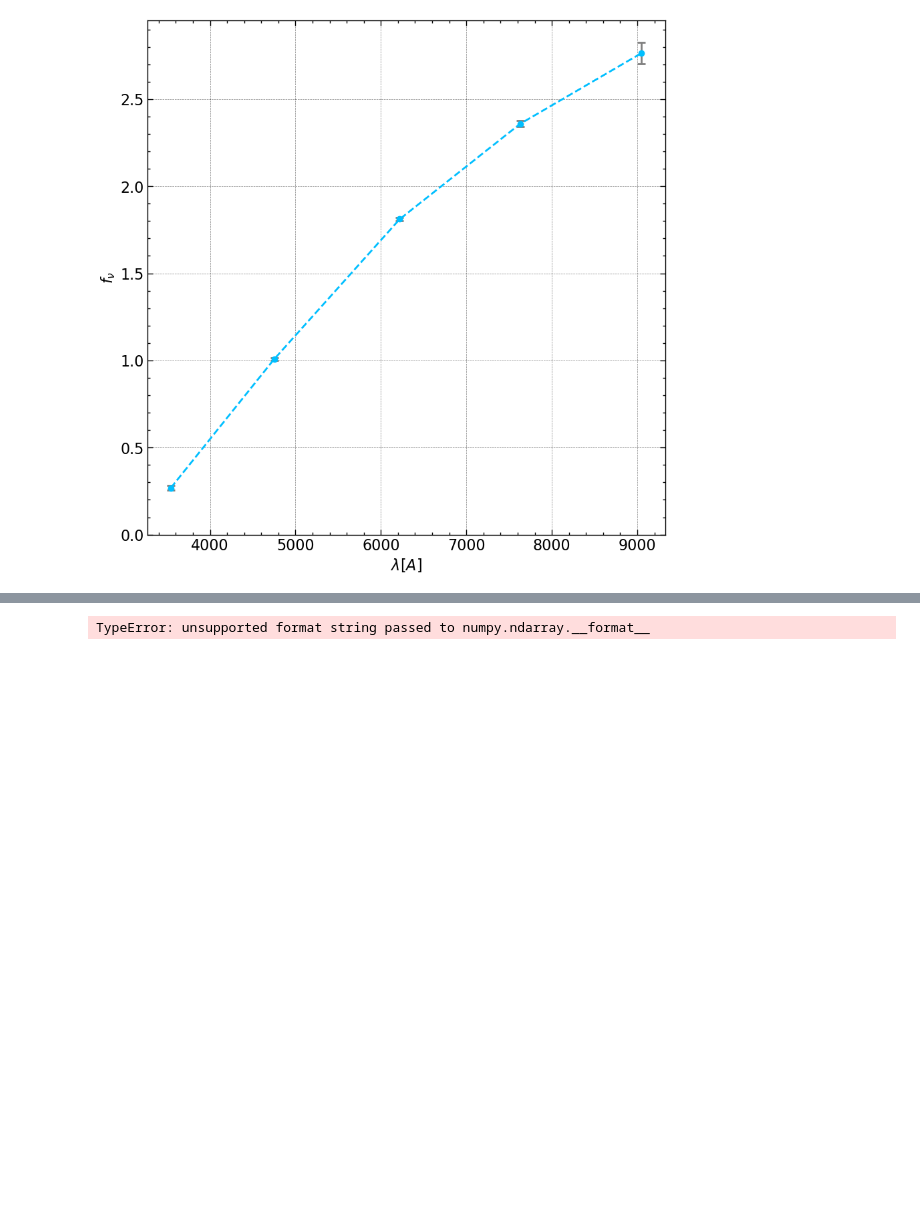
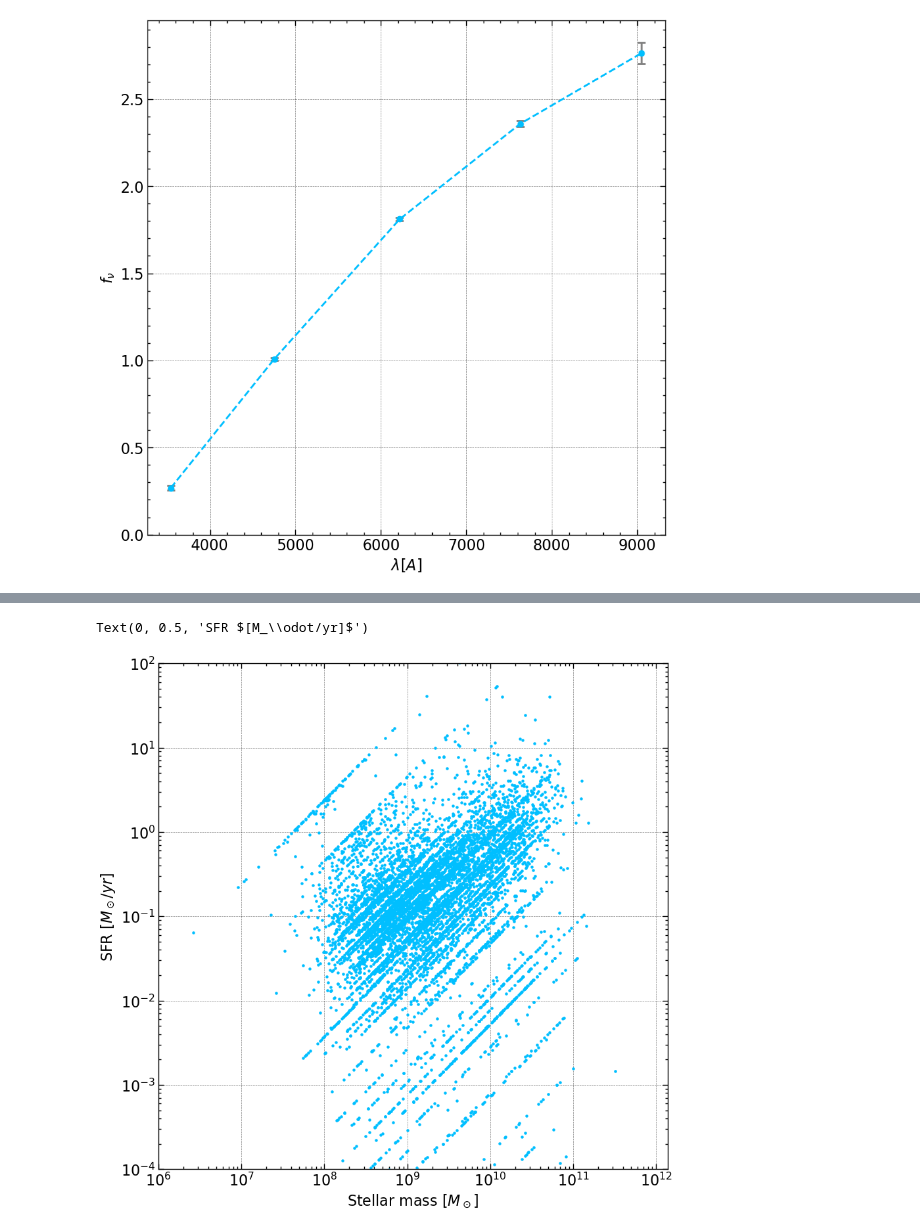
Before and after one commit to M-Bianchi/Laboratory_of_Data_Analysis, a Jupyter notebook: Lecture 5/Lecture5.ipynb, the cells around one changed output, grey strips where cells are left out. Saved outputs shown, nothing was run; the diff lists cells and outputs as text; code cells hidden in the pictures; blank space fills up the shorter version.

```diff
--- a/Lecture 5/Lecture5.ipynb
+++ b/Lecture 5/Lecture5.ipynb
@@ -59,5 +59,14 @@ results
 10637 rows × 82 columns
-# %%
-taus=10**np.linspace(1, np.log10(20000), 25)
-# %% [output]
-TypeError: unsupported format string passed to numpy.ndarray.__format__
+# %%
+x_data = results['best.stellar.m_star']
+y_data = results['best.sfh.sfr10Myrs']
+plt.scatter(x_data, y_data, s=5, color='deepskyblue')
+plt.xscale('log')
+plt.yscale('log')
+plt.xlim(1e6)
+plt.ylim(1e-4, 1e2)
+plt.xlabel('Stellar mass $[M_\odot]$')
+plt.ylabel('SFR $[M_\odot/yr]$')
+# %% [output]
+Text(0, 0.5, 'SFR $[M_\\odot/yr]$')
+[figure, added]
```
Also changed, not shown: parts of 2 cells of this notebook.
